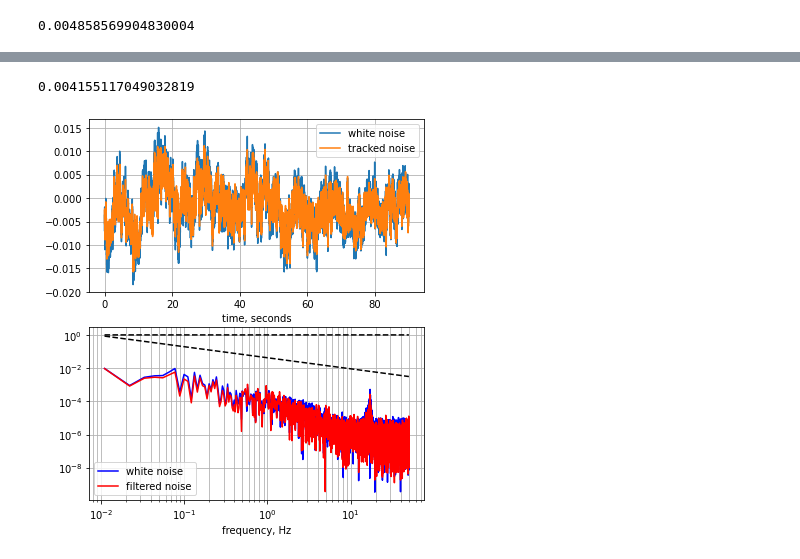
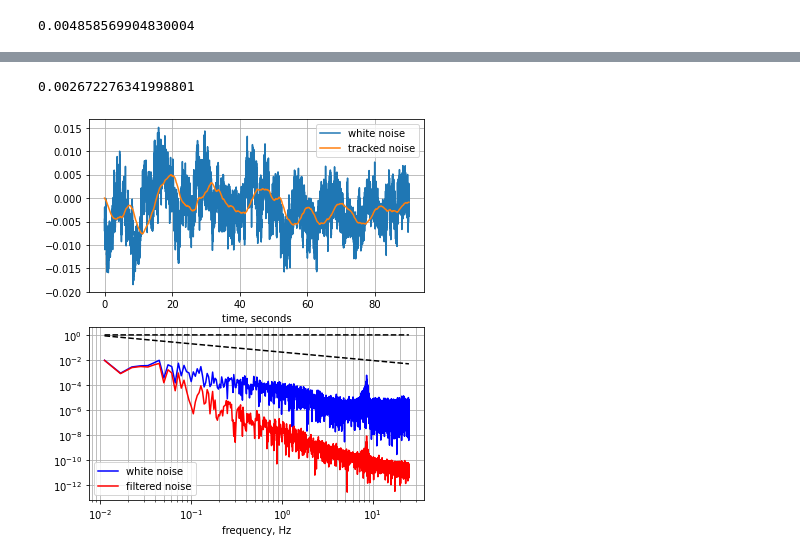
Before and after one commit to aditya-sengupta/seallqg, a Jupyter notebook: notebooks/notch_filter.ipynb, the cells around one changed output, grey strips where cells are left out. Saved outputs shown, nothing was run; the diff lists cells and outputs as text; code cells hidden in the pictures.

```diff
--- a/notebooks/notch_filter.ipynb
+++ b/notebooks/notch_filter.ipynb
@@ -58,3 +41,5 @@ x = design_filt(dt=0.01, tf=1/p)
 rms(ol[1000:])
 # %% [output]
 0.004858569904830004
+# %%
+x_start = design_filt(dt=0.01)
@@ -61,5 +48,5 @@ rms(ol[1000:])
 # %%
-rms(filt(x, dt=0.01, u=ol[1000:]))
+rms(filt(x_start, dt=0.01, u=ol[1001:]))
 # %% [output]
-0.004155117049032819
+0.002672276341998801
-[figure, old version]
+[figure, new version]
```
Also changed, not shown: parts of 23 cells of this notebook, 5 other files.
